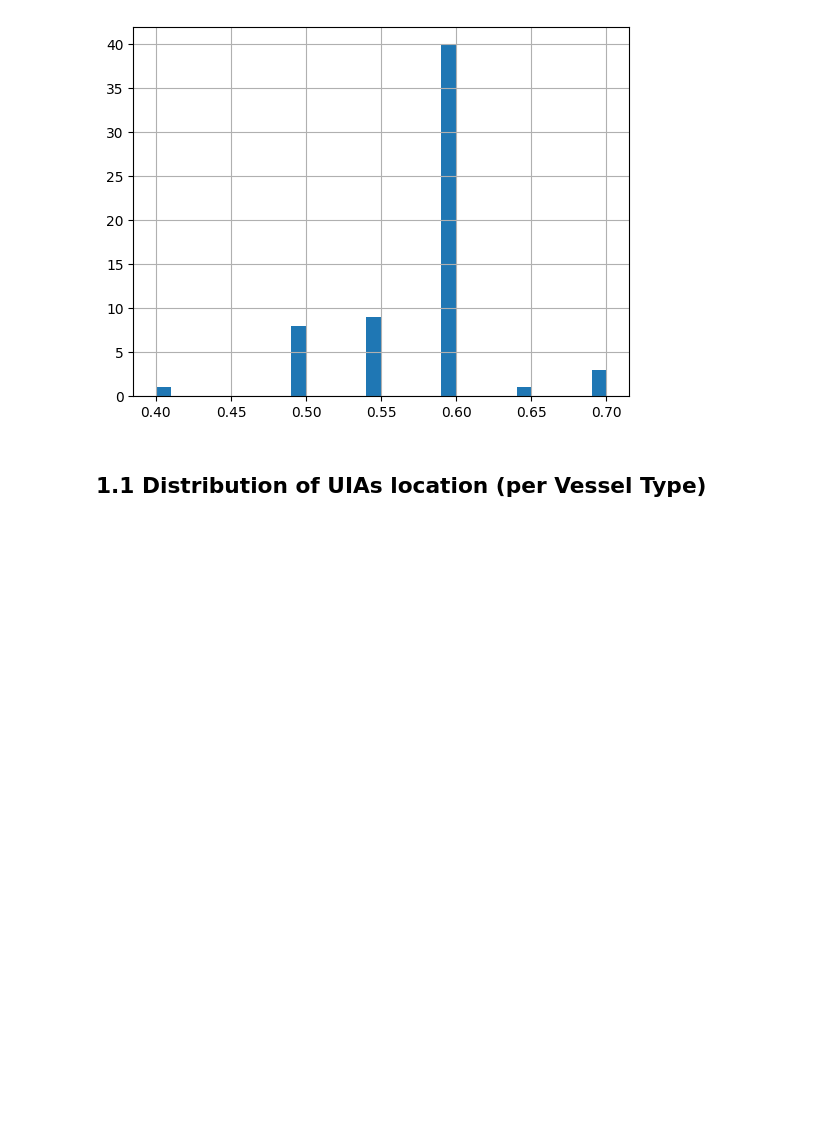
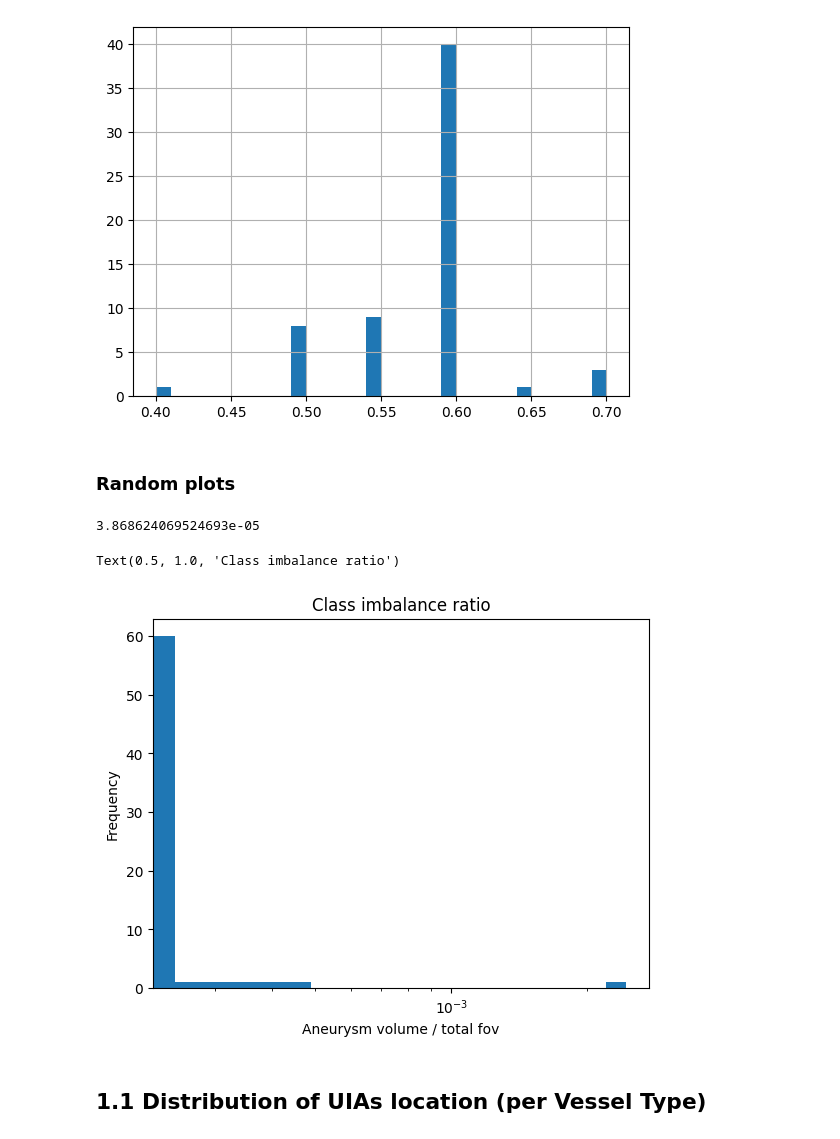
Before and after one commit to JdbermeoUZH/MastersThesisUIASegmentation, a Jupyter notebook: notebooks/USZ_dataset/01-dataset-description/01-EDA on UIAs.ipynb, the cells around one changed output. Cells and saved outputs as stored; diff of their text form; code cells hidden in the pictures; blank space fills up the shorter version.

```diff
--- a/notebooks/USZ_dataset/01-dataset-description/01-EDA on UIAs.ipynb
+++ b/notebooks/USZ_dataset/01-dataset-description/01-EDA on UIAs.ipynb
@@ -192,6 +192,20 @@ basic_desc_df.z_size.hist(bins=30)
 # %% [output]
 <Axes: >
 [figure]
+# %% [markdown]
+### Random plots
+# %%
+(basic_desc_df.aneurysm_volume / basic_desc_df.total_fov).median()
+# %% [output]
+3.868624069524693e-05
+# %%
+import matplotlib.pyplot as plt
+(basic_desc_df.aneurysm_volume / basic_desc_df.total_fov).plot(kind="hist", logx=True)
+plt.xlabel('Aneurysm volume / total fov')
+plt.title('Class imbalance ratio')
+# %% [output]
+Text(0.5, 1.0, 'Class imbalance ratio')
+[figure, added]
 # %% [markdown]
 ## 1.1 Distribution of UIAs location (per Vessel Type)
 # %% [markdown]
```
Also changed, not shown: 3 other files.
